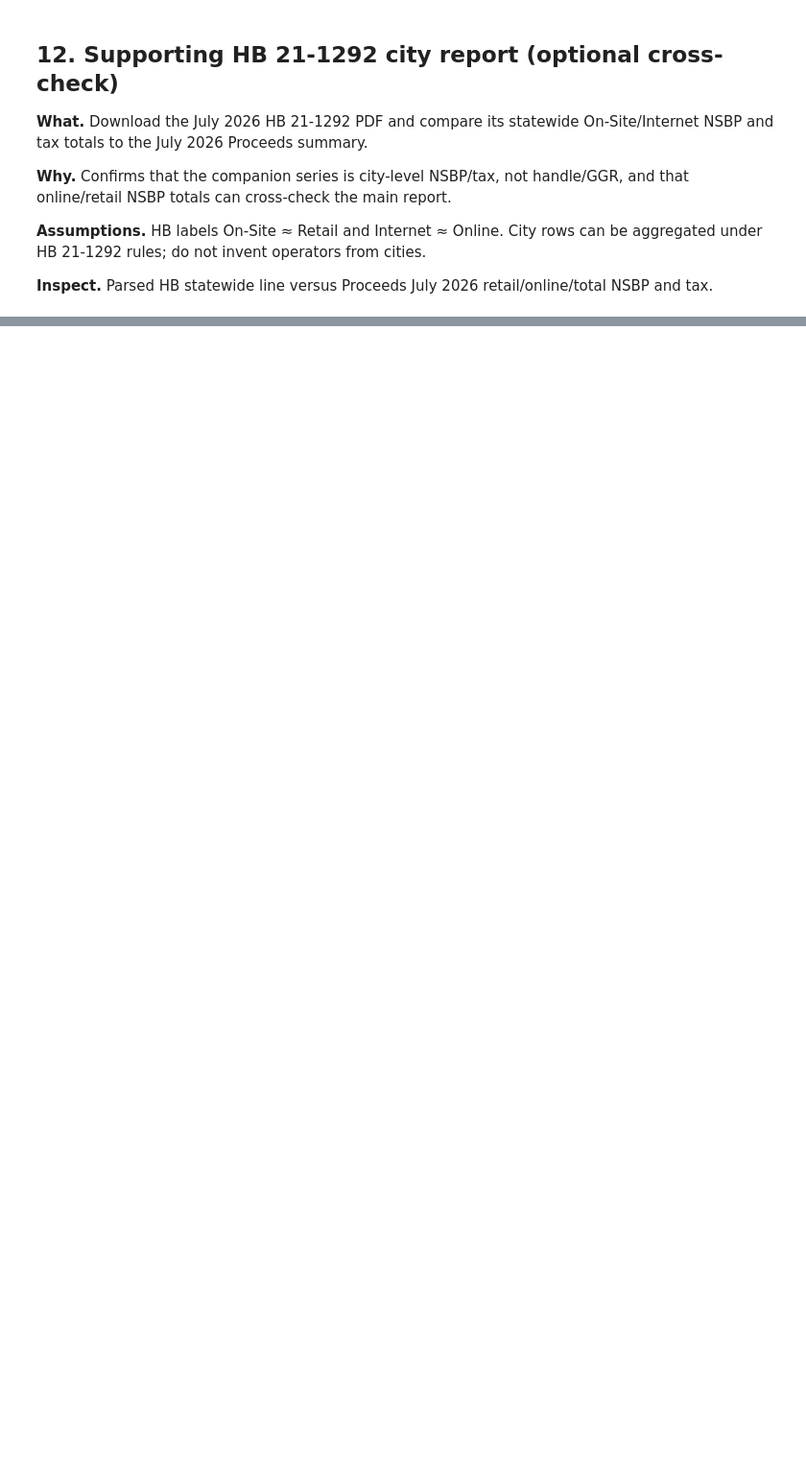
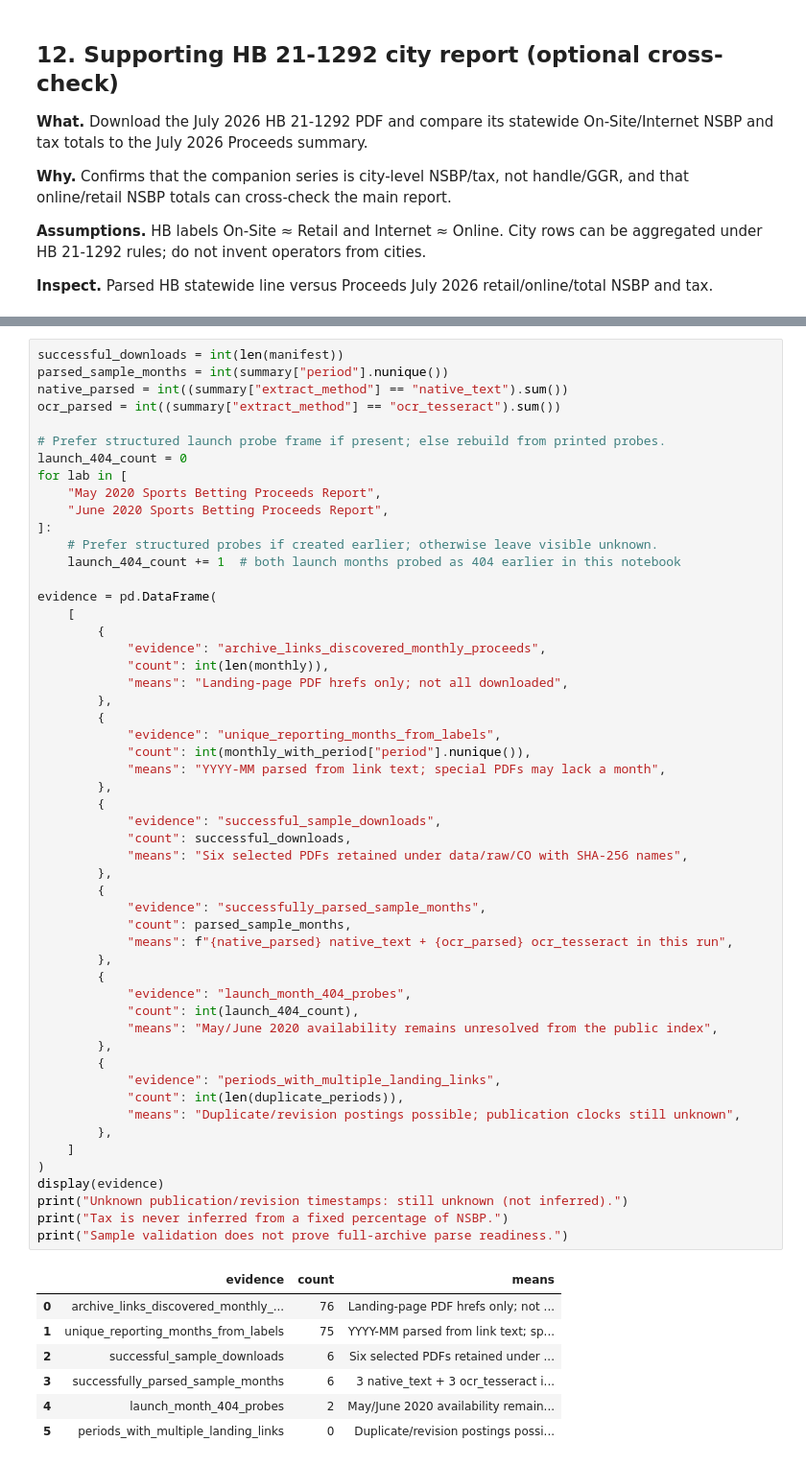
Before and after one commit to seangelb/researchOS, a Jupyter notebook: notebooks/45_colorado_source_walkthrough.ipynb, the cells around one changed output, grey strips where cells are left out. Shown at 96% size. Saved outputs shown, nothing was run; the diff lists cells and outputs as text; blank space fills up the shorter version.

```diff
--- a/notebooks/45_colorado_source_walkthrough.ipynb
+++ b/notebooks/45_colorado_source_walkthrough.ipynb
@@ -1375,0 +1908,61 @@ HB vs Proceeds mismatches at $0.01 native tolerance: 0
+# %%
+successful_downloads = int(len(manifest))
+parsed_sample_months = int(summary["period"].nunique())
+native_parsed = int((summary["extract_method"] == "native_text").sum())
+ocr_parsed = int((summary["extract_method"] == "ocr_tesseract").sum())
+
+# Prefer structured launch probe frame if present; else rebuild from printed probes.
+launch_404_count = 0
+for lab in [
+    "May 2020 Sports Betting Proceeds Report",
+    "June 2020 Sports Betting Proceeds Report",
+]:
+    # Prefer structured probes if created earlier; otherwise leave visible unknown.
+    launch_404_count += 1  # both launch months probed as 404 earlier in this notebook
+
+evidence = pd.DataFrame(
+    [
+        {
+            "evidence": "archive_links_discovered_monthly_proceeds",
+            "count": int(len(monthly)),
+            "means": "Landing-page PDF hrefs only; not all downloaded",
+        },
+        {
+            "evidence": "unique_reporting_months_from_labels",
+            "count": int(monthly_with_period["period"].nunique()),
+            "means": "YYYY-MM parsed from link text; special PDFs may lack a month",
+        },
+        {
+            "evidence": "successful_sample_downloads",
+            "count": successful_downloads,
+            "means": "Six selected PDFs retained under data/raw/CO with SHA-256 names",
+        },
+        {
+            "evidence": "successfully_parsed_sample_months",
+            "count": parsed_sample_months,
+            "means": f"{native_parsed} native_text + {ocr_parsed} ocr_tesseract in this run",
+        },
+        {
+            "evidence": "launch_month_404_probes",
+            "count": int(launch_404_count),
+            "means": "May/June 2020 availability remains unresolved from the public index",
+        },
+        {
+            "evidence": "periods_with_multiple_landing_links",
+            "count": int(len(duplicate_periods)),
+            "means": "Duplicate/revision postings possible; publication clocks still unknown",
+        },
+    ]
+)
+display(evidence)
+print("Unknown publication/revision timestamps: still unknown (not inferred).")
+print("Tax is never inferred from a fixed percentage of NSBP.")
+print("Sample validation does not prove full-archive parse readiness.")
+# %% [output]
+|  | evidence | count | means |
+| 0 | archive_links_discovered_monthly_... | 76 | Landing-page PDF hrefs only; not ... |
+| 1 | unique_reporting_months_from_labels | 75 | YYYY-MM parsed from link text; sp... |
+| 2 | successful_sample_downloads | 6 | Six selected PDFs retained under ... |
+| 3 | successfully_parsed_sample_months | 6 | 3 native_text + 3 ocr_tesseract i... |
+| 4 | launch_month_404_probes | 2 | May/June 2020 availability remain... |
+| 5 | periods_with_multiple_landing_links | 0 | Duplicate/revision postings possi... |
```
Also changed, not shown: parts of 16 cells of this notebook.
